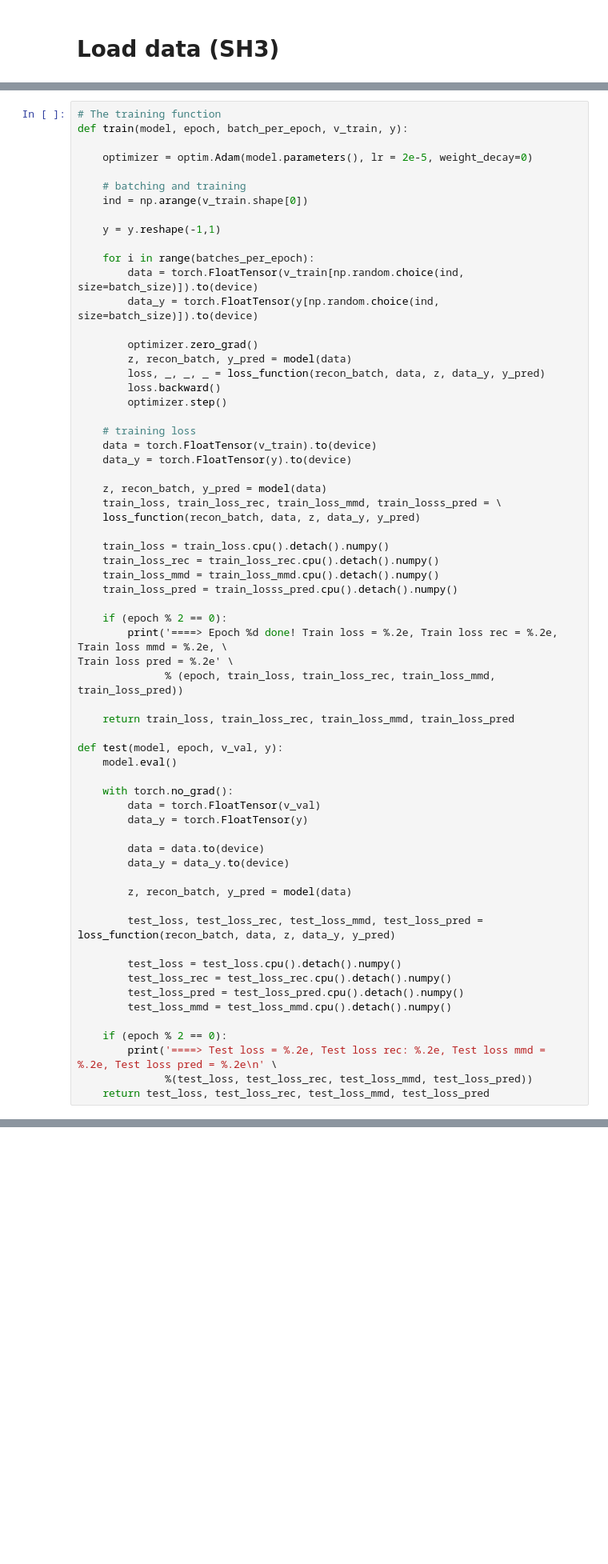
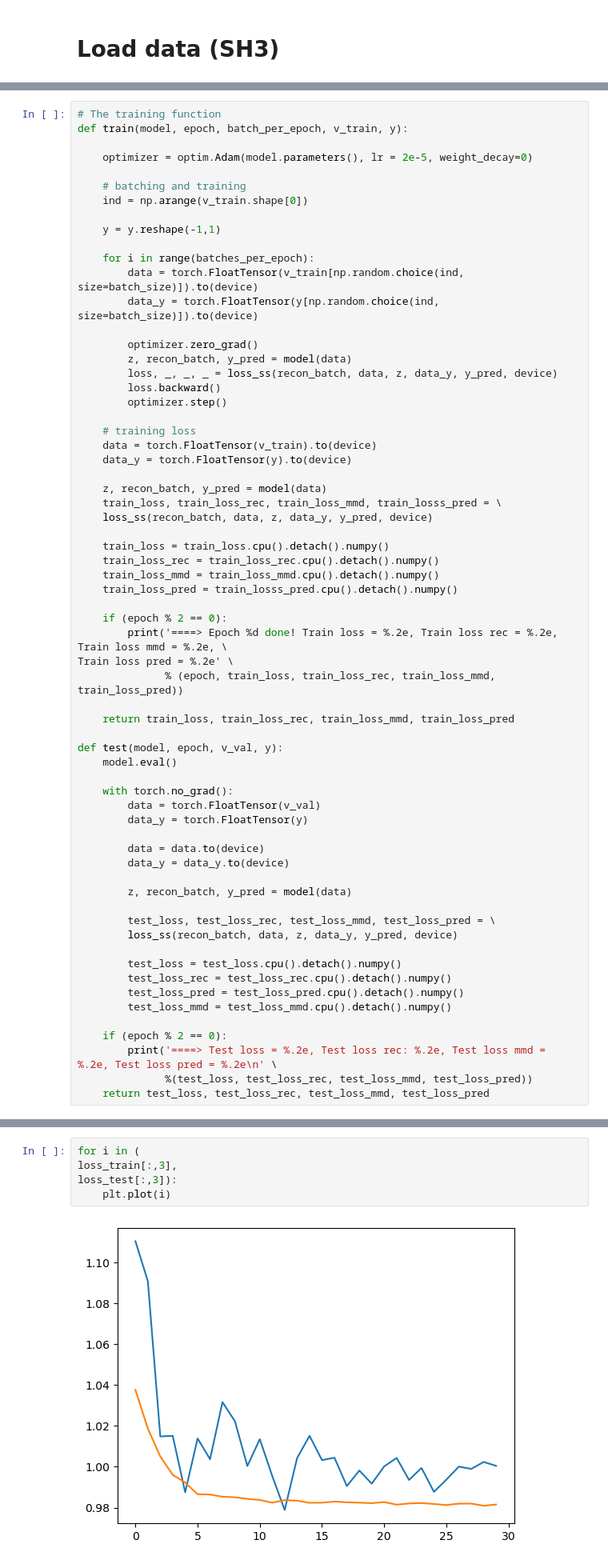
Before and after one commit to Ferg-Lab/Protein_design_mmdVAE_torch, a Jupyter notebook: train_SemiSupervised.ipynb, the cells around one changed output, grey strips where cells are left out. Shown at 80% size. Drawn from its saved outputs; the diff is of its cells as text; blank space fills up the shorter version.

```diff
--- a/train_SemiSupervised.ipynb
+++ b/train_SemiSupervised.ipynb
@@ -155,7 +92,7 @@ def train(model, epoch, batch_per_epoch, v_train, y):
 
         optimizer.zero_grad()
         z, recon_batch, y_pred = model(data)
-        loss, _, _, _ = loss_function(recon_batch, data, z, data_y, y_pred)
+        loss, _, _, _ = loss_ss(recon_batch, data, z, data_y, y_pred, device)
         loss.backward()
         optimizer.step()
 
@@ -165,7 +102,7 @@ def train(model, epoch, batch_per_epoch, v_train, y):
 
     z, recon_batch, y_pred = model(data)
     train_loss, train_loss_rec, train_loss_mmd, train_losss_pred = \
-    loss_function(recon_batch, data, z, data_y, y_pred)
+    loss_ss(recon_batch, data, z, data_y, y_pred, device)
 
     train_loss = train_loss.cpu().detach().numpy()
     train_loss_rec = train_loss_rec.cpu().detach().numpy()
@@ -191,7 +128,8 @@ def test(model, epoch, v_val, y):
 
         z, recon_batch, y_pred = model(data)
 
-        test_loss, test_loss_rec, test_loss_mmd, test_loss_pred = loss_function(recon_batch, data, z, data_y, y_pred)
+        test_loss, test_loss_rec, test_loss_mmd, test_loss_pred = \
+        loss_ss(recon_batch, data, z, data_y, y_pred, device)
 
         test_loss = test_loss.cpu().detach().numpy()
         test_loss_rec = test_loss_rec.cpu().detach().numpy()
@@ -260,0 +201,7 @@ loss_test[:,0]):
+# %%
+for i in (
+loss_train[:,3],
+loss_test[:,3]):
+    plt.plot(i)
+# %% [output]
+[figure, added]
```
Also changed, not shown: parts of 11 cells of this notebook, 1 other file.
